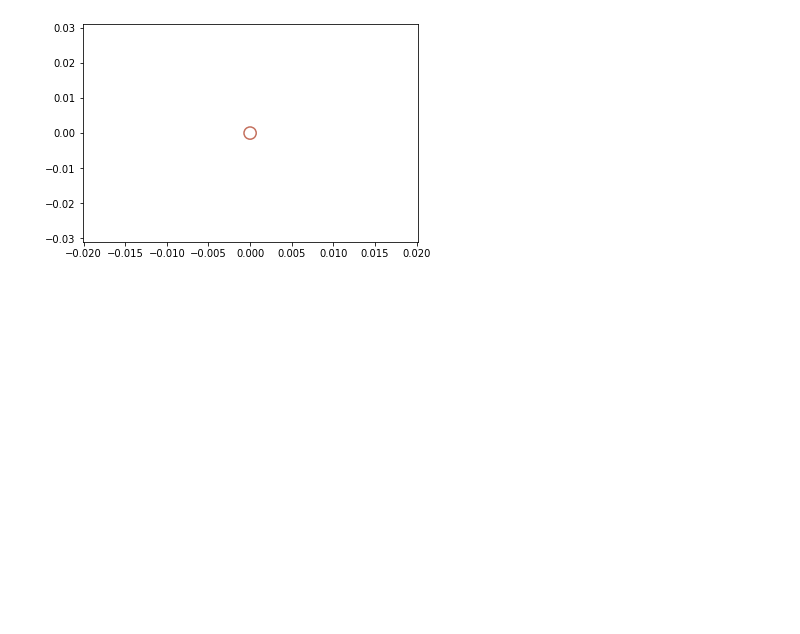
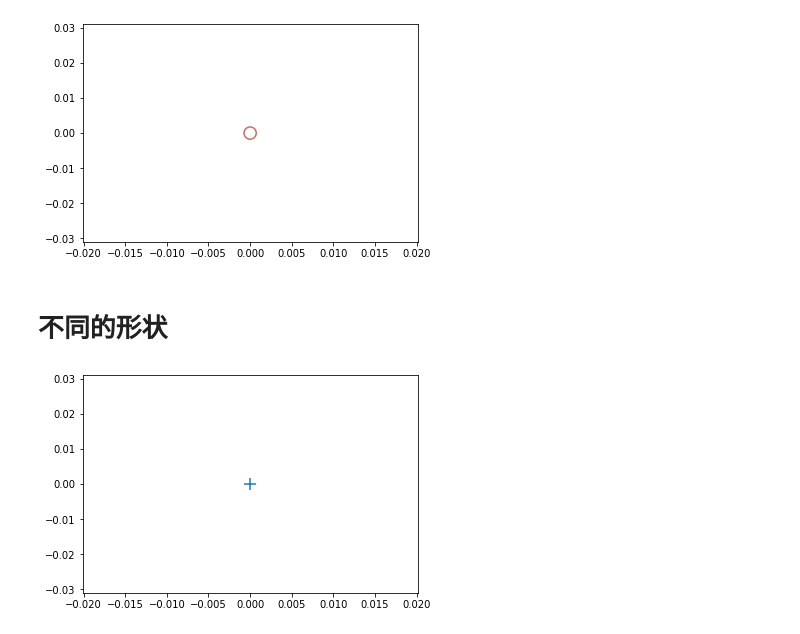
Before and after one commit to windmissing/programming_basics_for_ML, a Jupyter notebook: content/matplotlib/scatter.ipynb, the cells around one changed output. Cells and saved outputs as stored; diff of their text form; code cells hidden in the pictures; blank space fills up the shorter version.

```diff
--- a/content/matplotlib/scatter.ipynb
+++ b/content/matplotlib/scatter.ipynb
@@ -60,3 +60,17 @@ plt.show
 # %% [output]
 <function matplotlib.pyplot.show(*args, **kw)>
 [figure]
+# %% [markdown]
+# 不同的形状
+# %%
+import matplotlib.pyplot as plt
+# 0,0代表坐标
+# s=150是大小
+# c代表填充颜色，如果c='none'表示无填充
+# edgecolor代表边框颜色，默认没有颜色。
+# 无填充颜色+有边框颜色就是圆环的效果
+# linewidth代表边框的粗细程度
+plt.scatter(0,0, s=150, marker='+')
+plt.show()
+# %% [output]
+[figure, added]
```
Also changed, not shown: parts of 1 cell of this notebook, 6 other files.
